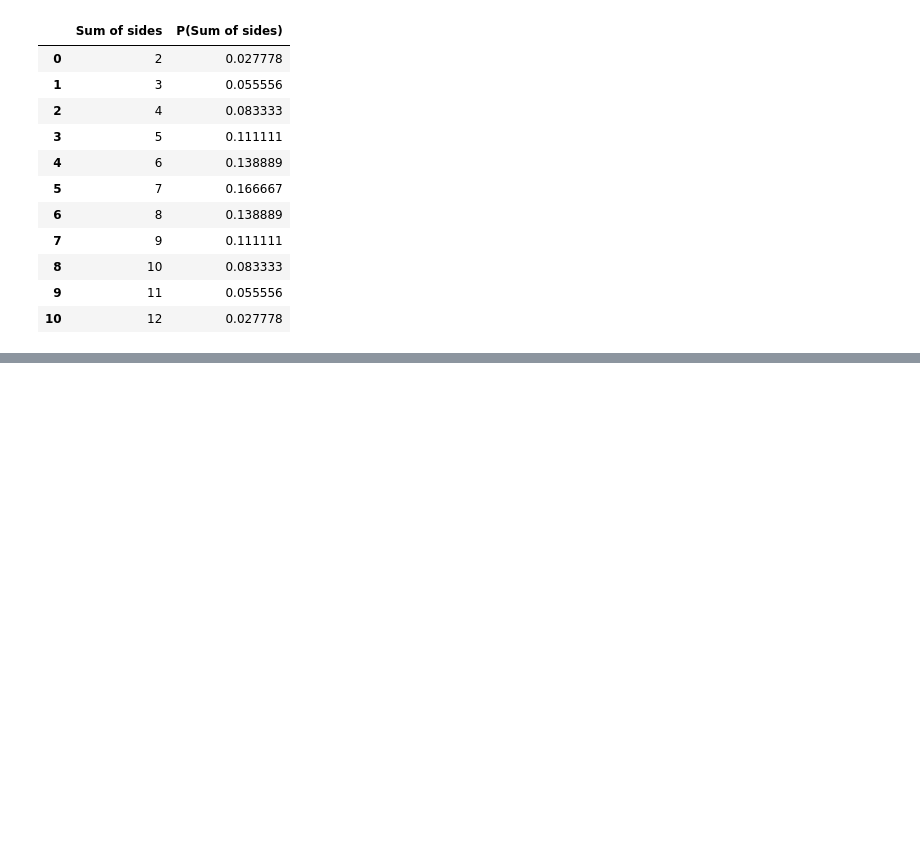
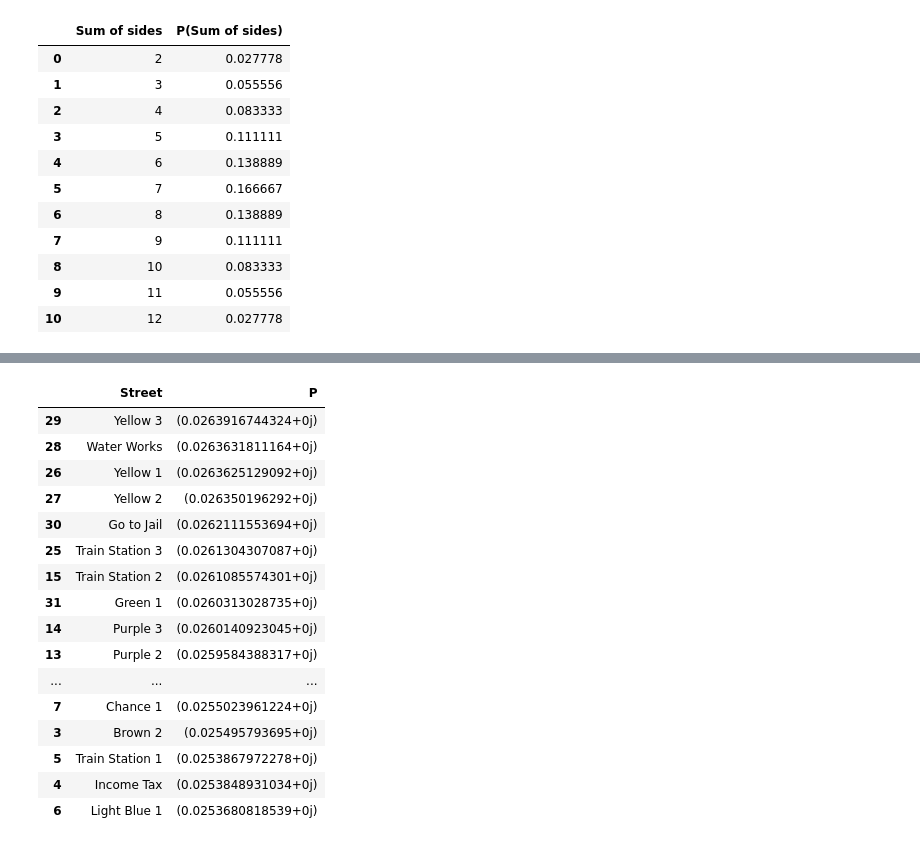
Before and after one commit to darkeclipz/jupyter-notebooks, a Jupyter notebook: Applied Math/Self-study/Probability Analysis of Monopoly.ipynb, the cells around one changed output, grey strips where cells are left out. Saved outputs shown, nothing was run; the diff lists cells and outputs as text; code cells hidden in the pictures; blank space fills up the shorter version.

```diff
--- a/Applied Math/Self-study/Probability Analysis of Monopoly.ipynb
+++ b/Applied Math/Self-study/Probability Analysis of Monopoly.ipynb
@@ -888,0 +965,2 @@ prob_df
+# %%
+w,v = la.eig(M)
@@ -888,0 +993,28 @@ prob_df
+# %%
+v = v.T[0]
+# %%
+z = (w[0] * (v / sum(v))).reshape(40,1)
+# %%
+df2 = pd.DataFrame()
+df2['Street'] = squares_description
+df2['P'] = z
+# %%
+df2.sort_values('P', ascending=False)
+# %% [output]
+|  | Street | P |
+| 29 | Yellow 3 | (0.0263916744324+0j) |
+| 28 | Water Works | (0.0263631811164+0j) |
+| 26 | Yellow 1 | (0.0263625129092+0j) |
+| 27 | Yellow 2 | (0.026350196292+0j) |
+| 30 | Go to Jail | (0.0262111553694+0j) |
+| 25 | Train Station 3 | (0.0261304307087+0j) |
+| 15 | Train Station 2 | (0.0261085574301+0j) |
+| 31 | Green 1 | (0.0260313028735+0j) |
+| 14 | Purple 3 | (0.0260140923045+0j) |
+| 13 | Purple 2 | (0.0259584388317+0j) |
+| ... | ... | ... |
+| 7 | Chance 1 | (0.0255023961224+0j) |
+| 3 | Brown 2 | (0.025495793695+0j) |
+| 5 | Train Station 1 | (0.0253867972278+0j) |
+| 4 | Income Tax | (0.0253848931034+0j) |
+| 6 | Light Blue 1 | (0.0253680818539+0j) |
```
Also changed, not shown: parts of 35 cells of this notebook, 2 other files.
